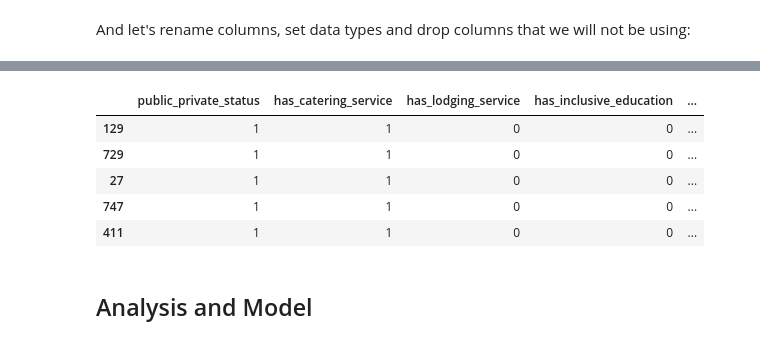
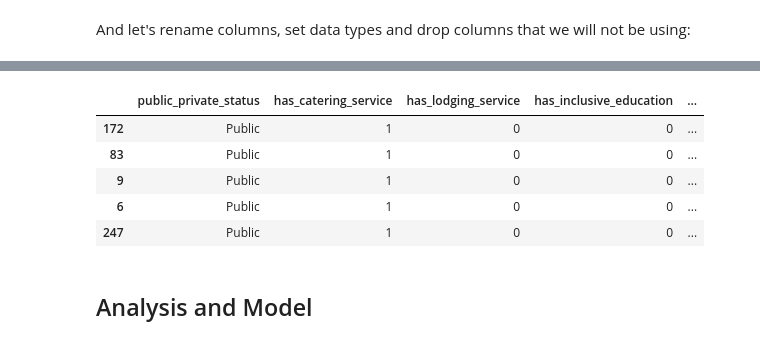
Before and after one commit to carlosbarrone/personal, a Jupyter notebook: notebooks/python/paris_nursery_schools.ipynb, the cells around one changed output, grey strips where cells are left out. Saved outputs shown, nothing was run; the diff lists cells and outputs as text; code cells hidden in the pictures.

```diff
--- a/notebooks/python/paris_nursery_schools.ipynb
+++ b/notebooks/python/paris_nursery_schools.ipynb
@@ -472,0 +458,4 @@ paris_school_data.sample(3)
+# %%
+paris_school_data['is_through_school'] = paris_school_data['Adresse_1'].duplicated(keep=False)
+paris_school_data = paris_school_data[paris_school_data['Dénomination principale'].str.contains('MATERNELLE')]
+paris_school_data.sample(3)
@@ -676,35 +658,40 @@ df_cleaner = Basic_Transformer(columns_to_drop=[
 # %%
 main_denomination_encoder = LabelEncoder()
 std_scaler = StandardScaler()
 df_analysis: pd.DataFrame = df_cleaner.fit_transform(X=df_raw)[[
     'public_private_status',
     'has_catering_service',
     'has_lodging_service',
     'has_inclusive_education',
     'main_denomination',
     'REP',
     'REP +',
     'distance',
     'rent_index',
     'age',
     'density'
 ]]
 main_denomination_encoded = main_denomination_encoder.fit_transform(df_analysis.main_denomination)
-df_analysis = df_analysis.assign(
-    public_private_status=lambda df_: (df_.public_private_status == 'Public').astype('int'),
+df_analysis_pca = df_analysis.assign(
+    public_private_status=lambda df_:(df_.public_private_status == 'Public').astype('int'),
     has_catering_service=lambda df_:df_.has_catering_service.astype('int'),
     has_lodging_service=lambda df_:df_.has_lodging_service.astype('int'),
     has_inclusive_education=lambda df_:df_.has_inclusive_education.astype('int'),
     main_denomination=main_denomination_encoded
 )
+df_analysis = df_analysis.assign(
+    has_catering_service=lambda df_:df_.has_catering_service.astype('int'),
+    has_lodging_service=lambda df_:df_.has_lodging_service.astype('int'),
+    has_inclusive_education=lambda df_:df_.has_inclusive_education.astype('int')
+)
 df_analysis.sample(5)
 # %% [output]
 |  | public_private_status | has_catering_service | has_lodging_service | has_inclusive_education | ... |
-| 129 | 1 | 1 | 0 | 0 | ... |
-| 729 | 1 | 1 | 0 | 0 | ... |
-| 27 | 1 | 1 | 0 | 0 | ... |
-| 747 | 1 | 1 | 0 | 0 | ... |
-| 411 | 1 | 1 | 0 | 0 | ... |
+| 172 | Public | 1 | 0 | 0 | ... |
+| 83 | Public | 1 | 0 | 0 | ... |
+| 9 | Public | 1 | 0 | 0 | ... |
+| 6 | Public | 1 | 0 | 0 | ... |
+| 247 | Public | 1 | 0 | 0 | ... |
 # %% [markdown]
 ## Analysis and Model
 # %% [markdown]
```
Also changed, not shown: parts of 40 cells of this notebook.
